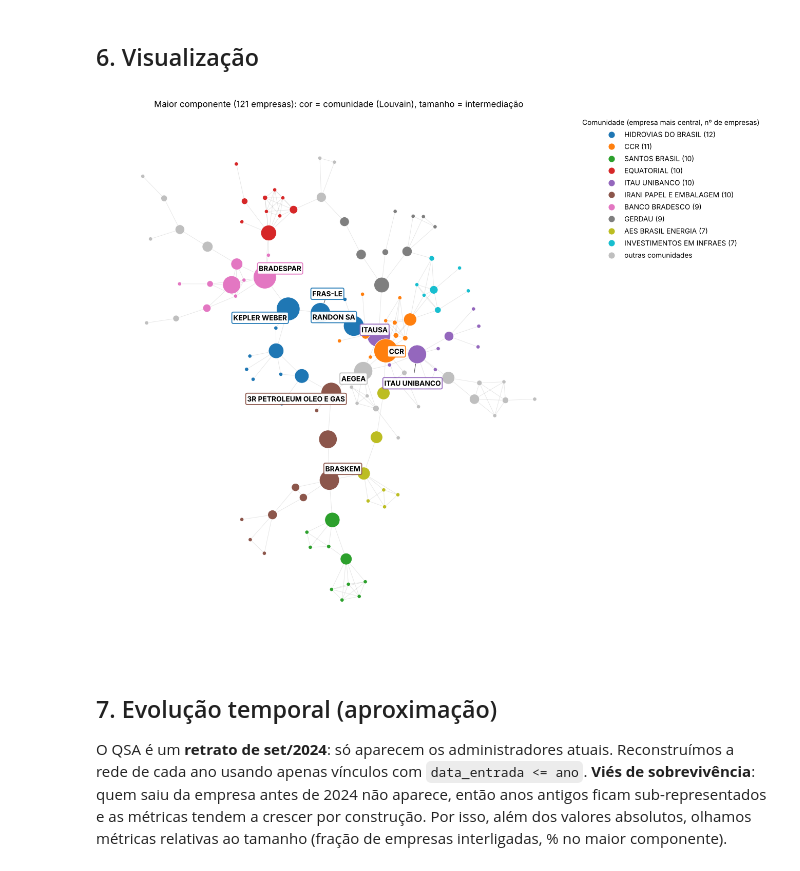
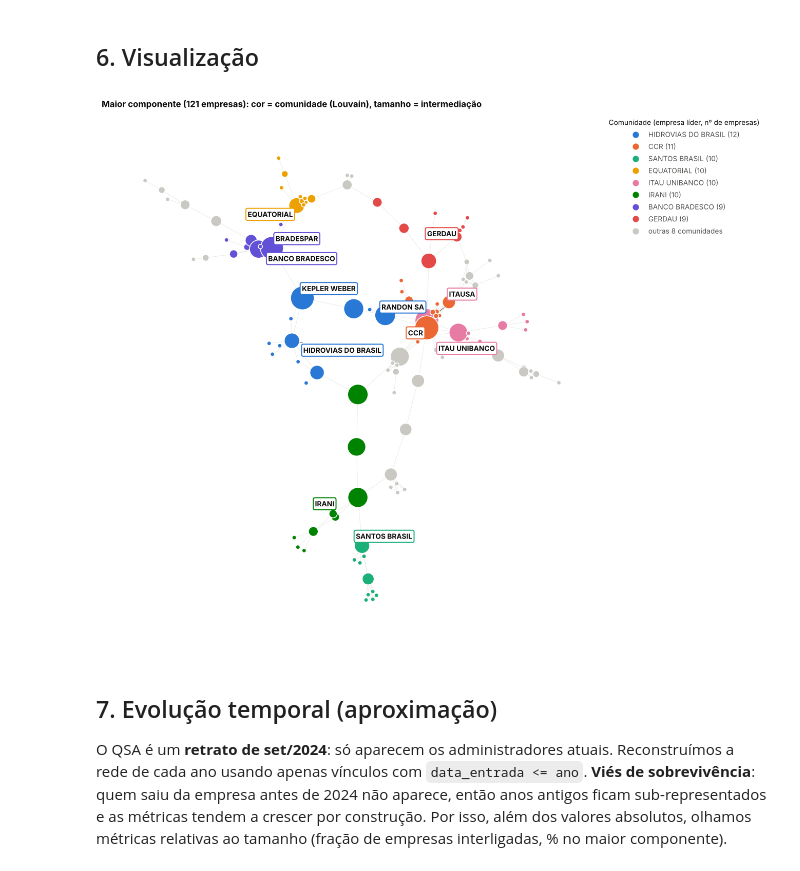
Before and after one commit to viictor1/opt108-rede-societaria, a Jupyter notebook: 02_analise.ipynb, the cells around one changed output. Drawn from its saved outputs; the diff is of its cells as text; code cells hidden in the pictures.

```diff
--- a/02_analise.ipynb
+++ b/02_analise.ipynb
@@ -15,6 +15,14 @@ from networkx.algorithms import bipartite
 plt.rcParams.update({'figure.dpi': 110, 'savefig.dpi': 200, 'font.size': 10})
 SEED = 42
 import os; os.makedirs('figuras', exist_ok=True); os.makedirs('tabelas', exist_ok=True)
+
+# Estilo comum das figuras
+CAT = ['#2a78d6', '#eb6834', '#1baf7a', '#eda100', '#e87ba4', '#008300', '#6250d6', '#e34948']  # 8 cores categóricas, ordem fixa
+OUTRAS, INK, INK2, GRID, AXIS = '#c9c8c2', '#0b0b0b', '#52514e', '#e1e0d9', '#c3c2b7'
+plt.rcParams.update({'axes.edgecolor': AXIS, 'axes.labelcolor': INK2, 'xtick.color': INK2, 'ytick.color': INK2,
+                     'axes.spines.top': False, 'axes.spines.right': False, 'axes.grid': True, 'grid.color': GRID,
+                     'grid.linewidth': 0.6, 'axes.axisbelow': True, 'axes.titleweight': 'bold', 'axes.titlesize': 11,
+                     'axes.titlelocation': 'left', 'text.color': INK})
 # %% [markdown]
 ## 1. Carregamento e limpeza
 # %%
@@ -277,42 +293,45 @@ pd.set_option('display.max_colwidth', 200); tab_comm
 ## 6. Visualização
 # %%
 import re
+from adjustText import adjust_text   # pip install adjustText
+from matplotlib.lines import Line2D
+
 def curto(n):
-    n = re.sub(r'\b(S\.?/?A\.?|SA|S/A\.?)\s*$', '', nome[n]).strip(' .-')
-    n = re.sub(r'\bE PARTICIPACOES\b|\bPARTICIPACOES\b|\bHOLDING\b|\bIMPLEMENTOS\b|\bSANEAMENTO\b', '', n)
-    n = re.sub(r'^COMPANHIA\b', 'CIA', n)
-    return ' '.join(n.split())[:24]
+    n = re.sub(r'\s*-\s*EM RECUPERACAO.*$', '', nome[n])
+    n = re.sub(r'\b(S\.?/?A\.?|SA|S/A\.?)\s*$', '', n).strip(' .-')
+    n = re.sub(r'\b(E PARTICIPACOES|PARTICIPACOES|HOLDING|IMPLEMENTOS|SANEAMENTO|PAPEL E EMBALAGEM|OLEO E GAS)\b', '', n)
+    n = re.sub(r'^(COMPANHIA|CIA)\s+', '', n)
+    return ' '.join(n.split())[:20]
 
-# Nome de cada comunidade = empresa com maior PageRank dentro dela
-nome_comm = {i: curto(max(c, key=lambda n: cent.pagerank[n])) for i, c in enumerate(comms)}
-pal = plt.cm.tab10.colors
-cor = lambda n: pal[comm_de[n]] if comm_de[n] < 10 else (0.75, 0.75, 0.75)
+# As 8 maiores comunidades ganham cor; o resto fica cinza ("outras")
+lider = {i: max(c, key=lambda n: (cent.pagerank[n], n)) for i, c in enumerate(comms)}
+cor = lambda n: CAT[comm_de[n]] if comm_de[n] < 8 else OUTRAS
 
-pos = nx.kamada_kawai_layout(L, weight=None)
-bet = cent.intermediacao
-bmax = bet.loc[list(L)].max()
+kk = nx.kamada_kawai_layout(L, weight=None)
+pos = nx.spring_layout(L, pos=kk, k=0.22, iterations=60, seed=SEED)
+bet = cent.intermediacao.loc[list(L)]
 fig, ax = plt.subplots(figsize=(12, 10))
-nx.draw_networkx_edges(L, pos, alpha=0.25, width=0.6, edge_color='#999999', ax=ax)
+nx.draw_networkx_edges(L, pos, alpha=0.35, width=0.6, edge_color=AXIS, ax=ax)
 nx.draw_networkx_nodes(L, pos, ax=ax, node_color=[cor(n) for n in L],
-    node_size=[25 + 900 * (bet[n] / bmax) for n in L], linewidths=0.6, edgecolors='white')
+                       node_size=[30 + 900 * bet[n] / bet.max() for n in L], linewidths=1, edgecolors='white')
 
-from adjustText import adjust_text   # pip install adjustText
-top = bet.loc[list(L)].sort_values(ascending=False).head(10).index
-textos = [ax.text(pos[n][0], pos[n][1], curto(n), fontsize=9, fontweight='bold', ha='center', va='center',
-                  bbox=dict(boxstyle='round,pad=0.2', fc='white', ec=cor(n), lw=1.2, alpha=0.95)) for n in top]
+# Rótulos: a empresa líder de cada comunidade colorida + as 5 maiores pontes
+rotular = list(dict.fromkeys([lider[i] for i in range(8)] + list(bet.sort_values(ascending=False).head(5).index)))
+textos = [ax.text(pos[n][0], pos[n][1], curto(n), fontsize=9, fontweight='bold', ha='center', va='center', color=INK,
+                  bbox=dict(boxstyle='round,pad=0.25', fc='white', ec=cor(n), lw=1.3)) for n in rotular]
 adjust_text(textos, x=[pos[n][0] for n in L], y=[pos[n][1] for n in L], ax=ax,
-            expand=(1.3, 1.6), arrowprops=dict(arrowstyle='-', color='#555555', lw=0.7))
+            expand=(1.4, 1.8), arrowprops=dict(arrowstyle='-', color=INK2, lw=0.7))
 
-from matplotlib.lines import Line2D
-leg = [Line2D([0], [0], marker='o', ls='', ms=9, mfc=pal[i], mec='white', label=f'{nome_comm[i]} ({len(comms[i])})')
-       for i in range(min(10, len(comms)))]
-leg.append(Line2D([0], [0], marker='o', ls='', ms=9, mfc=(0.75, 0.75, 0.75), mec='white', label='outras comunidades'))
-ax.legend(handles=leg, title='Comunidade (empresa mais central, nº de empresas)', loc='upper left',
-          bbox_to_anchor=(1.0, 1.0), frameon=False, fontsize=9, title_fontsize=9)
-ax.set_title('Maior componente (121 empresas): cor = comunidade (Louvain), tamanho = intermediação', fontsize=11)
+leg = [Line2D([0], [0], marker='o', ls='', ms=9, mfc=CAT[i], mec='white', label=f'{curto(lider[i])} ({len(comms[i])})')
+       for i in range(8)]
+leg.append(Line2D([0], [0], marker='o', ls='', ms=9, mfc=OUTRAS, mec='white', label=f'outras {len(comms) - 8} comunidades'))
+ax.legend(handles=leg, title='Comunidade (empresa líder, nº de empresas)', loc='upper left', bbox_to_anchor=(1.0, 1.0),
+          frameon=False, fontsize=9, title_fontsize=9, labelcolor=INK2)
+ax.set_title(f'Maior componente ({L.number_of_nodes()} empresas): cor = comunidade (Louvain), tamanho = intermediação',
+             fontsize=11, loc='left')
 ax.axis('off'); plt.tight_layout(); plt.savefig('figuras/rede_comunidades.png', bbox_inches='tight'); plt.show()
 # %% [output]
-[figure, old version]
+[figure, new version]
 # %% [markdown]
 ## 7. Evolução temporal (aproximação)
 O QSA é um **retrato de set/2024**: só aparecem os administradores atuais. Reconstruímos a rede de cada ano usando
```
Also changed, not shown: parts of 3 cells of this notebook.
